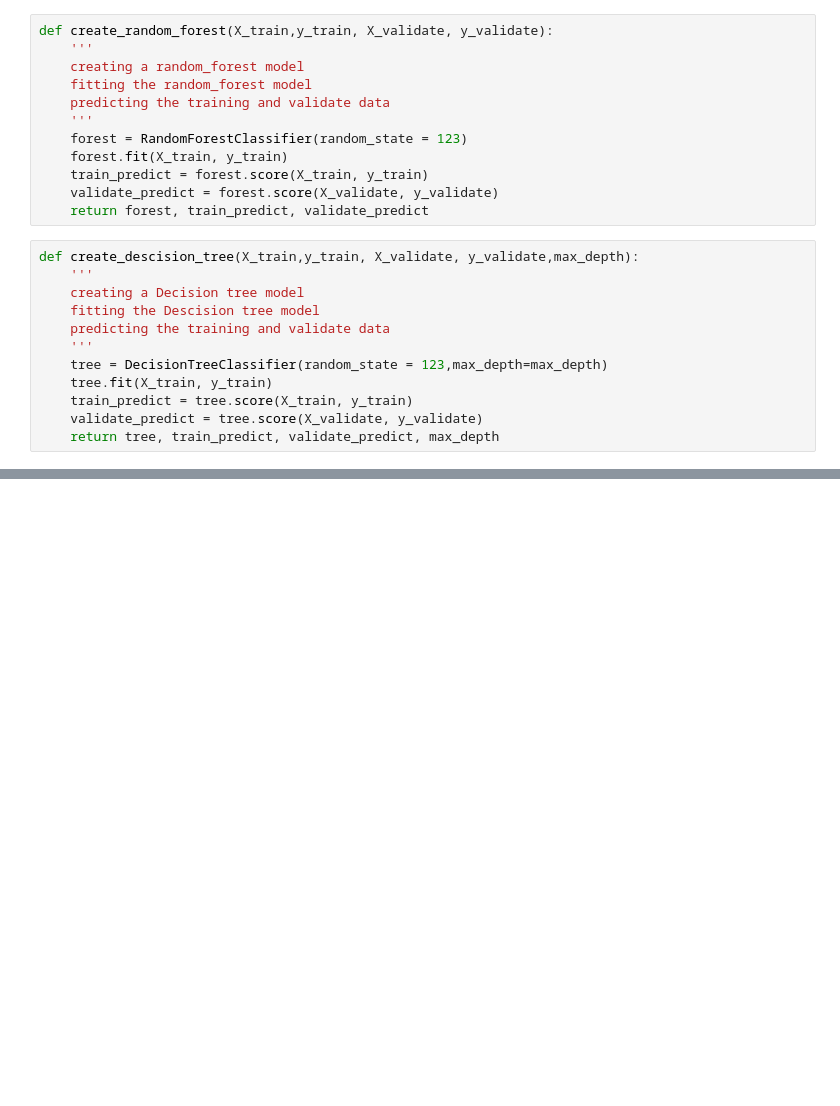
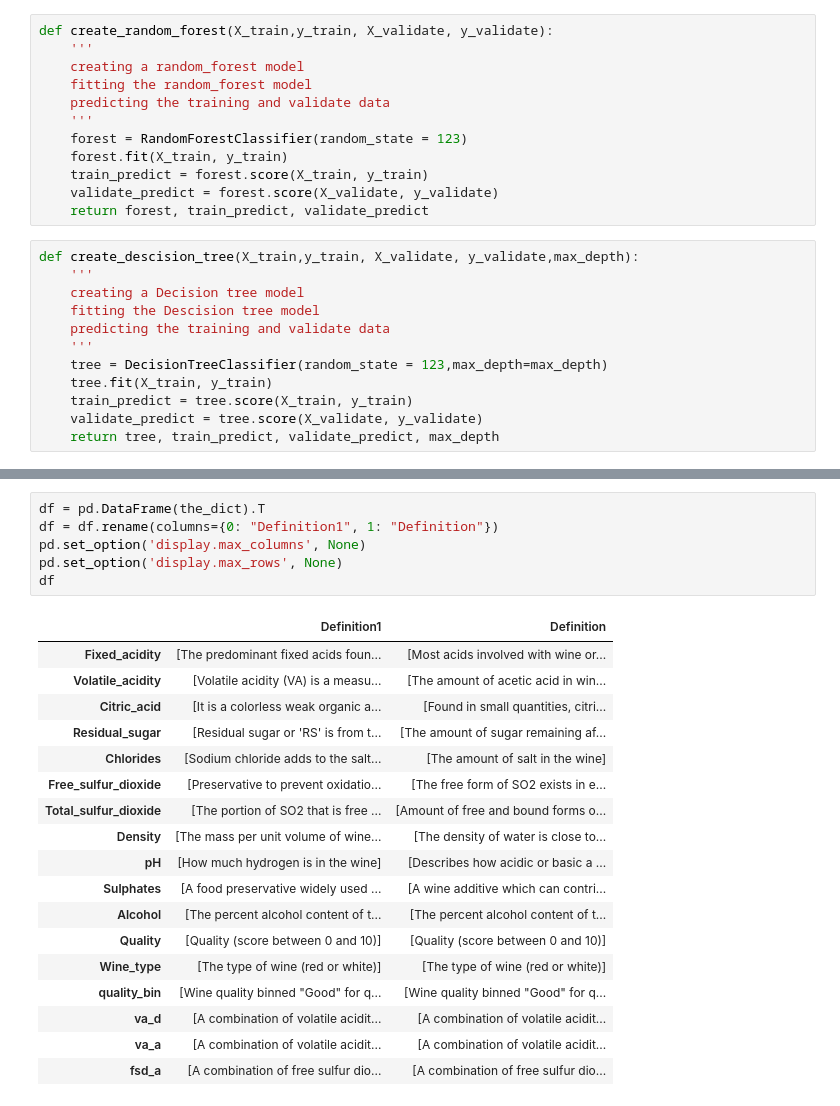
Before and after one commit to pagelwine/wine_project, a Jupyter notebook: divante_scratch.ipynb, the cells around one changed output, grey strips where cells are left out. Drawn from its saved outputs; the diff is of its cells as text; blank space fills up the shorter version.

Commit message:
added the data dict

```diff
--- a/divante_scratch.ipynb
+++ b/divante_scratch.ipynb
@@ -511,0 +639,25 @@ from sklearn.neighbors import KNeighborsClassifier
+# %%
+df = pd.DataFrame(the_dict).T
+df = df.rename(columns={0: "Definition1", 1: "Definition"})
+pd.set_option('display.max_columns', None)
+pd.set_option('display.max_rows', None)
+df
+# %% [output]
+|  | Definition1 | Definition |
+| Fixed_acidity | [The predominant fixed acids foun... | [Most acids involved with wine or... |
+| Volatile_acidity | [Volatile acidity (VA) is a measu... | [The amount of acetic acid in win... |
+| Citric_acid | [It is a colorless weak organic a... | [Found in small quantities, citri... |
+| Residual_sugar | [Residual sugar or 'RS' is from t... | [The amount of sugar remaining af... |
+| Chlorides | [Sodium chloride adds to the salt... | [The amount of salt in the wine] |
+| Free_sulfur_dioxide | [Preservative to prevent oxidatio... | [The free form of SO2 exists in e... |
+| Total_sulfur_dioxide | [The portion of SO2 that is free ... | [Amount of free and bound forms o... |
+| Density | [The mass per unit volume of wine... | [The density of water is close to... |
+| pH | [How much hydrogen is in the wine] | [Describes how acidic or basic a ... |
+| Sulphates | [A food preservative widely used ... | [A wine additive which can contri... |
+| Alcohol | [The percent alcohol content of t... | [The percent alcohol content of t... |
+| Quality | [Quality (score between 0 and 10)] | [Quality (score between 0 and 10)] |
+| Wine_type | [The type of wine (red or white)] | [The type of wine (red or white)] |
+| quality_bin | [Wine quality binned "Good" for q... | [Wine quality binned "Good" for q... |
+| va_d | [A combination of volatile acidit... | [A combination of volatile acidit... |
+| va_a | [A combination of volatile acidit... | [A combination of volatile acidit... |
+| fsd_a | [A combination of free sulfur dio... | [A combination of free sulfur dio... |
```
Also changed, not shown: parts of 13 cells of this notebook, 1 other file.
